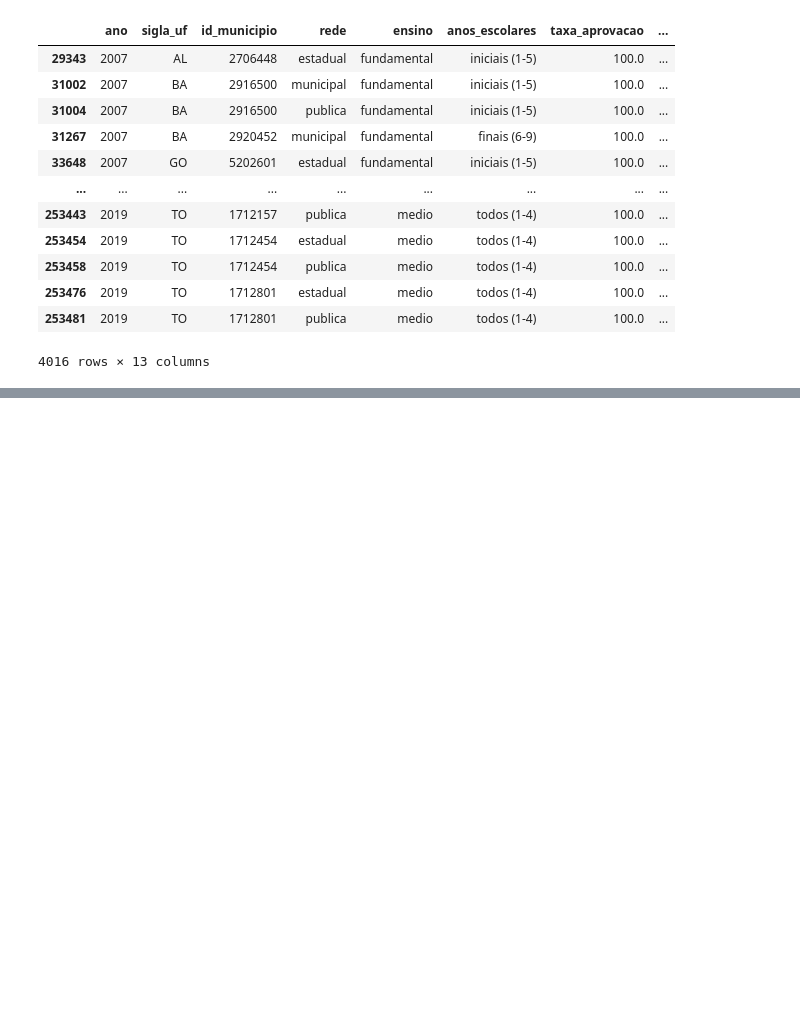
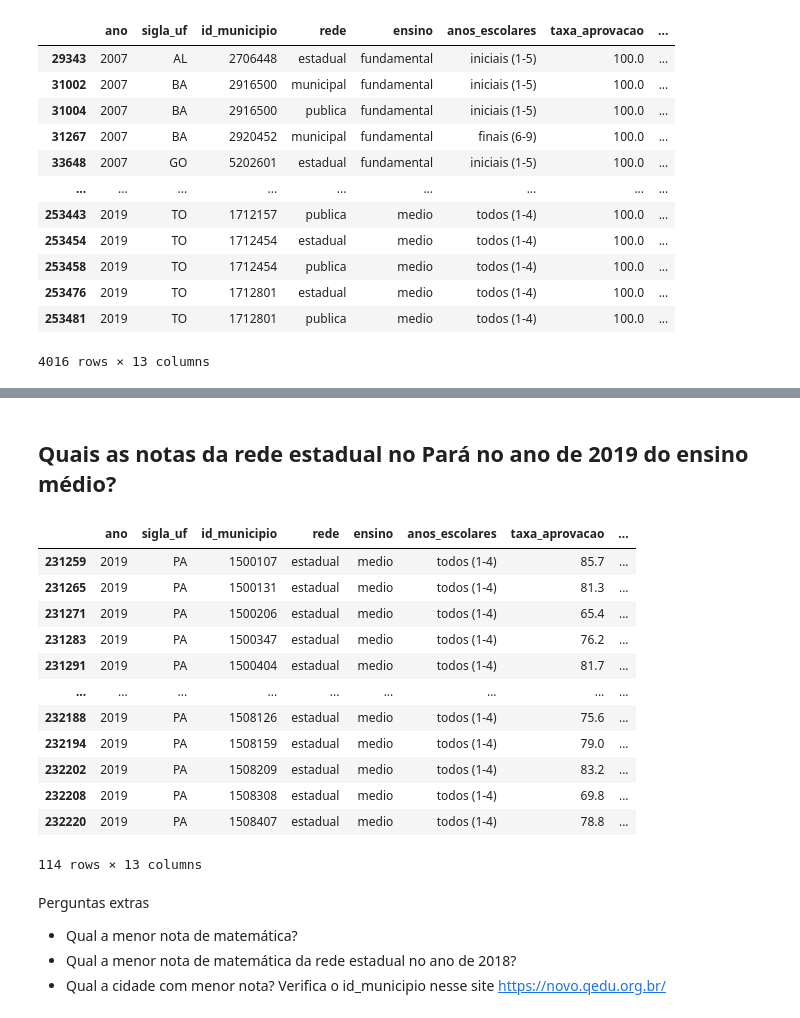
Before and after one commit to julianyraiol/coda_amazonia-workshop-pandas, a Jupyter notebook: coda_am_analise_dados.ipynb, the cells around one changed output, grey strips where cells are left out. Drawn from its saved outputs; the diff is of its cells as text; code cells hidden in the pictures; blank space fills up the shorter version.

```diff
--- a/coda_am_analise_dados.ipynb
+++ b/coda_am_analise_dados.ipynb
@@ -232,0 +297,26 @@ df[df["taxa_aprovacao"] == maior_media]
+# %% [markdown]
+## Quais as notas da rede estadual no Pará no ano de 2019 do ensino médio?
+# %%
+pesquisa = df[(df["ano"] == 2019) & (df["rede"] == "estadual") & (df["sigla_uf"] == "PA") & (df["ensino"] == "medio")]
+pesquisa
+# %% [output]
+|  | ano | sigla_uf | id_municipio | rede | ensino | anos_escolares | taxa_aprovacao | ... |
+| 231259 | 2019 | PA | 1500107 | estadual | medio | todos (1-4) | 85.7 | ... |
+| 231265 | 2019 | PA | 1500131 | estadual | medio | todos (1-4) | 81.3 | ... |
+| 231271 | 2019 | PA | 1500206 | estadual | medio | todos (1-4) | 65.4 | ... |
+| 231283 | 2019 | PA | 1500347 | estadual | medio | todos (1-4) | 76.2 | ... |
+| 231291 | 2019 | PA | 1500404 | estadual | medio | todos (1-4) | 81.7 | ... |
+| ... | ... | ... | ... | ... | ... | ... | ... | ... |
+| 232188 | 2019 | PA | 1508126 | estadual | medio | todos (1-4) | 75.6 | ... |
+| 232194 | 2019 | PA | 1508159 | estadual | medio | todos (1-4) | 79.0 | ... |
+| 232202 | 2019 | PA | 1508209 | estadual | medio | todos (1-4) | 83.2 | ... |
+| 232208 | 2019 | PA | 1508308 | estadual | medio | todos (1-4) | 69.8 | ... |
+| 232220 | 2019 | PA | 1508407 | estadual | medio | todos (1-4) | 78.8 | ... |
+114 rows × 13 columns
+# %% [markdown]
+Perguntas extras
+
+- Qual a menor nota de matemática?
+- Qual a menor nota de matemática da rede estadual no ano de 2018?
+- Qual a cidade com menor nota?
+   Verifica o id_municipio nesse site https://novo.qedu.org.br/
```
Also changed, not shown: parts of 11 cells of this notebook.
